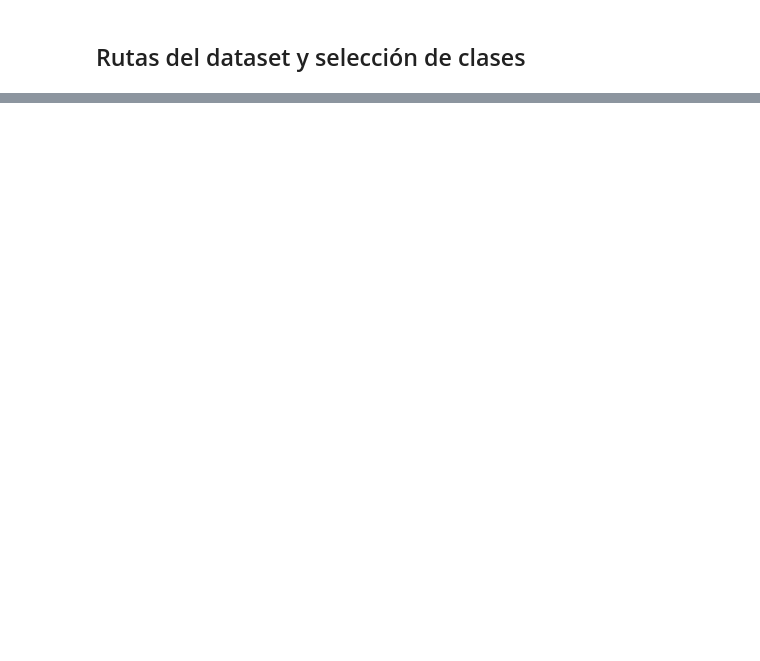
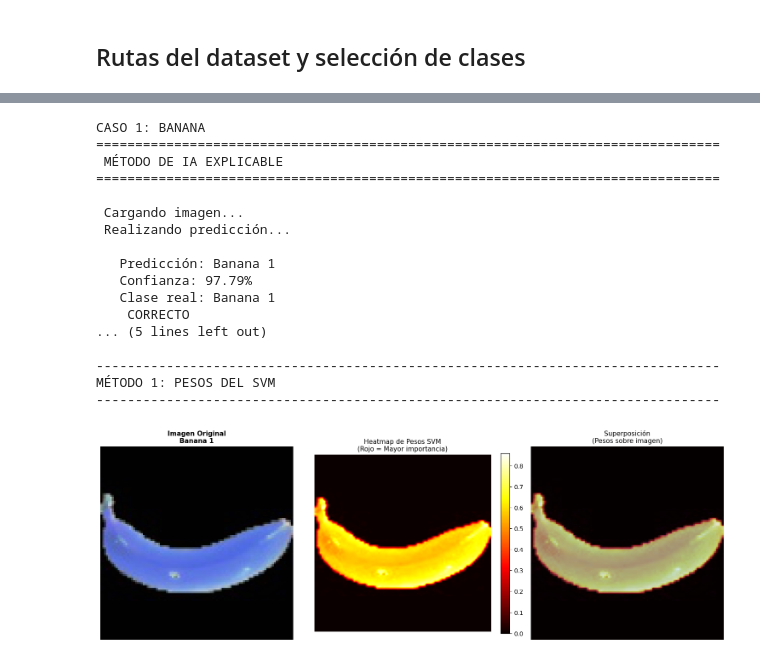
Before and after one commit to FepDev25/Practica-Explicacion-de-Predicciones, a Jupyter notebook: ejericio-modelos/modelo-ml-svm-explicable.ipynb, the cells around one changed output, grey strips where cells are left out. Saved outputs shown, nothing was run; the diff lists cells and outputs as text; code cells hidden in the pictures; blank space fills up the shorter version.

Commit message:
Modelo con IA Explicable, solo SVM

```diff
--- a/ejericio-modelos/modelo-ml-svm-explicable.ipynb
+++ b/ejericio-modelos/modelo-ml-svm-explicable.ipynb
@@ -282,0 +251,30 @@ Predicción: Strawberry 1 (100.00%)
+# %%
+# Aplanar imágenes para SVM
+print(" Preparando datos para SVM...")
+X_train_flat = X_train_processed.reshape(X_train_processed.shape[0], -1)
+X_test_flat = X_test_processed.reshape(X_test_processed.shape[0], -1)
+
+print(f"   Shape entrenamiento: {X_train_flat.shape}")
+print(f"   Shape test: {X_test_flat.shape}")
+
+# Entrenar SVM
+print("\n Entrenando SVM con kernel lineal...")
+svm_model = SVC(kernel='linear', probability=True, random_state=42, verbose=True)
+svm_model.fit(X_train_flat, y_train)
+
+# Evaluar
+print("\n Evaluando modelo...")
+y_pred_train = svm_model.predict(X_train_flat)
+y_pred_test = svm_model.predict(X_test_flat)
+
+train_acc = accuracy_score(y_train, y_pred_train)
+test_acc = accuracy_score(y_test, y_pred_test)
+
+print("\n" + "="*70)
+print("RESULTADOS DEL MODELO SVM")
+print("="*70)
+print(f"Accuracy en entrenamiento: {train_acc*100:.2f}%")
+print(f"Accuracy en test:          {test_acc*100:.2f}%")
+print("\n Reporte de clasificación (Test):")
+print(classification_report(y_test, y_pred_test, target_names=classes_to_use))
+print("="*70)
@@ -282,0 +428,29 @@ Predicción: Strawberry 1 (100.00%)
+# %%
+# CASO 1: Banana
+
+print("CASO 1: BANANA")
+
+ruta_caso1 = "../data/fruits-360_100x100/fruits-360/Test/Banana 1/100_100.jpg"
+if os.path.exists(ruta_caso1):
+    resultado1 = comparar_metodos_xai(ruta_caso1, clase_real="Banana 1")
+else:
+    print(f" No se encontró: {ruta_caso1}")
+# %% [output]
+CASO 1: BANANA
+================================================================================
+ MÉTODO DE IA EXPLICABLE
+================================================================================
+
+ Cargando imagen...
+ Realizando predicción...
+
+   Predicción: Banana 1
+   Confianza: 97.79%
+   Clase real: Banana 1
+    CORRECTO
+... (5 lines left out)
+
+--------------------------------------------------------------------------------
+MÉTODO 1: PESOS DEL SVM
+--------------------------------------------------------------------------------
+[figure, added]
```
Also changed, not shown: parts of 40 cells of this notebook, 1 other file.
